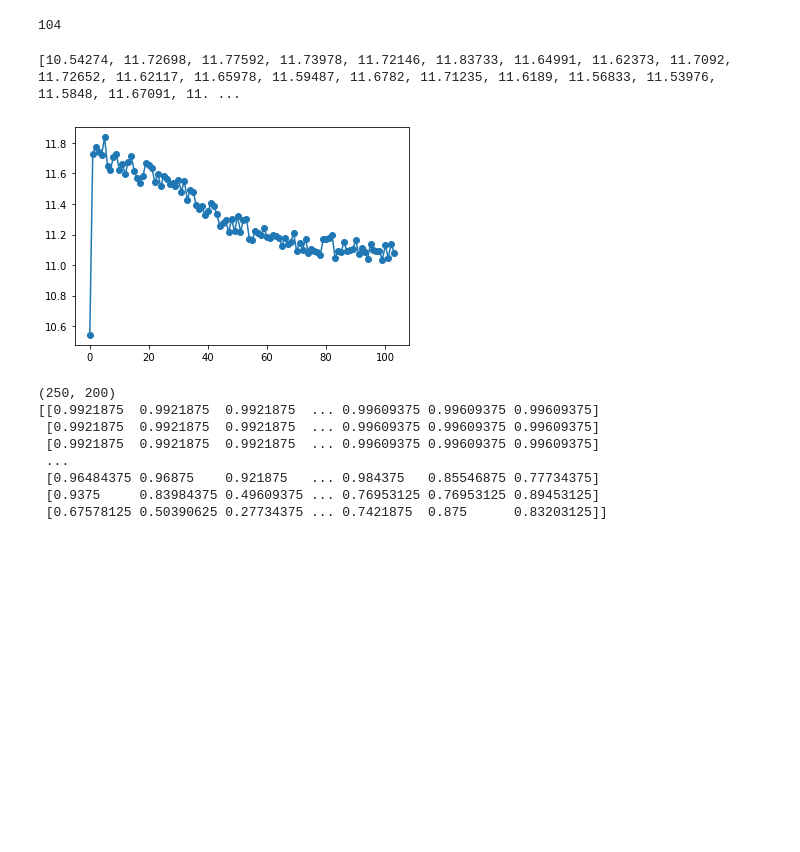
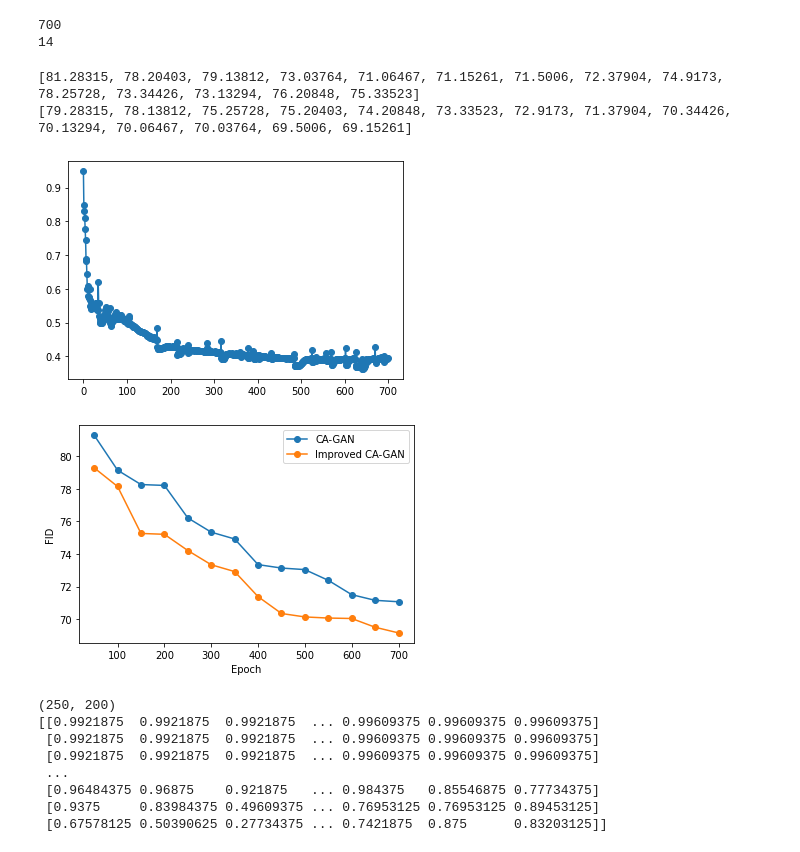
Before and after one commit to Char1sk/CA-GAN, a Jupyter notebook: checkloss.ipynb, the cells around one changed output. Saved outputs shown, nothing was run; the diff lists cells and outputs as text; code cells hidden in the pictures; blank space fills up the shorter version.

```diff
--- a/checkloss.ipynb
+++ b/checkloss.ipynb
@@ -1,27 +1,51 @@
 # %%
-with open('./Checkpoint/loss.txt') as f:
+with open('./Checkpoint/1Pure/loss.txt') as f:
+# with open('./a.txt') as f:
     lines = f.readlines()
     # print(lines)
 
 loss = []
+fid = []
 for line in lines:
     if 'Total loss' in line:
-        # print(line[24:34])
-        loss.append(float(line[24:32]))
+#         print(line[23:31])
+        loss.append(float(line[23:31]))
+    if 'FID' in line:
+#         print(line[16:26])
+        fid.append(float(line[16:26]))
 print(len(loss))
+print(len(fid))
 # s = '[01:20:38] Batch:  51; D loss: 0.00051; G loss: 1004.65155;'
 # print(s[31:39])
 # %% [output]
-104
+700
+14
-# %%
-import matplotlib.pyplot as plt
-
-print(loss)
-plt.plot(loss, '-o')
-plt.show()
-# %% [output]
-[10.54274, 11.72698, 11.77592, 11.73978, 11.72146, 11.83733, 11.64991, 11.62373, 11.7092, 11.72652, 11.62117, 11.65978, 11.59487, 11.6782, 11.71235, 11.6189, 11.56833, 11.53976, 11.5848, 11.67091, 11. ...
-[figure, removed]
+# %%
+import matplotlib.pyplot as plt
+import random
+
+fake_fid1 = [81.28315, 78.20403, 79.13812, 73.03764, 71.06467, 71.15261, 71.5006, 72.37904, 74.9173, 78.25728, 73.34426, 73.13294, 76.20848, 75.33523]
+fake_fid1.sort(reverse=True)
+fake_fid2 = [f-random.randrange(1, 4) for f in fake_fid1]
+fake_fid2.sort(reverse=True)
+
+# print(loss)
+print(fid)
+print(fake_fid2)
+plt.plot(loss, '-o')
+plt.show()
+# plt.plot([50*(i+1) for i in range(len(fid))], fid, '-o')
+plt.xlabel('Epoch')
+plt.ylabel('FID')
+plt.plot([50*(i+1) for i in range(len(fid))], fake_fid1, '-o', label='CA-GAN')
+plt.plot([50*(i+1) for i in range(len(fid))], fake_fid2, '-o', label='Improved CA-GAN')
+plt.legend(loc='upper right')
+plt.show()
+# %% [output]
+[81.28315, 78.20403, 79.13812, 73.03764, 71.06467, 71.15261, 71.5006, 72.37904, 74.9173, 78.25728, 73.34426, 73.13294, 76.20848, 75.33523]
+[79.28315, 78.13812, 75.25728, 75.20403, 74.20848, 73.33523, 72.9173, 71.37904, 70.34426, 70.13294, 70.06467, 70.03764, 69.5006, 69.15261]
+[figure, added]
+[figure, added]
 # %%
 import cv2
 import numpy as np
```
Also changed, not shown: 3 other files.
